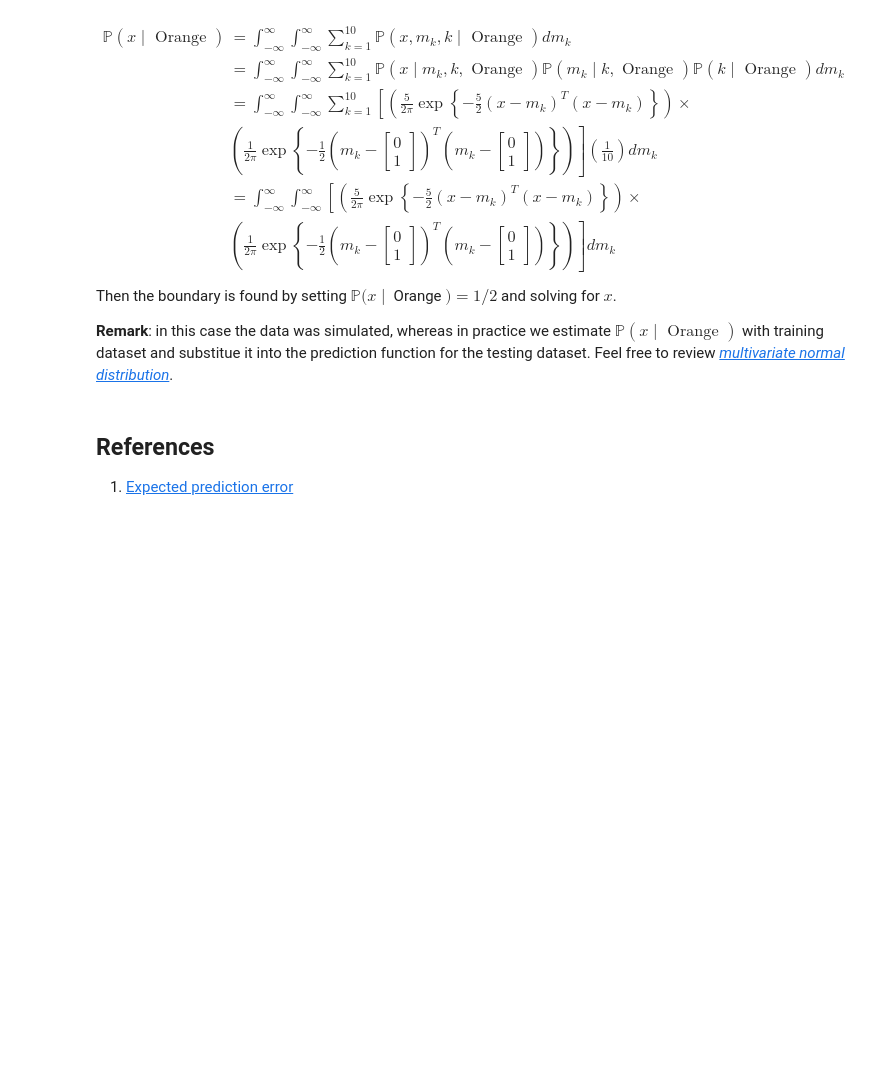
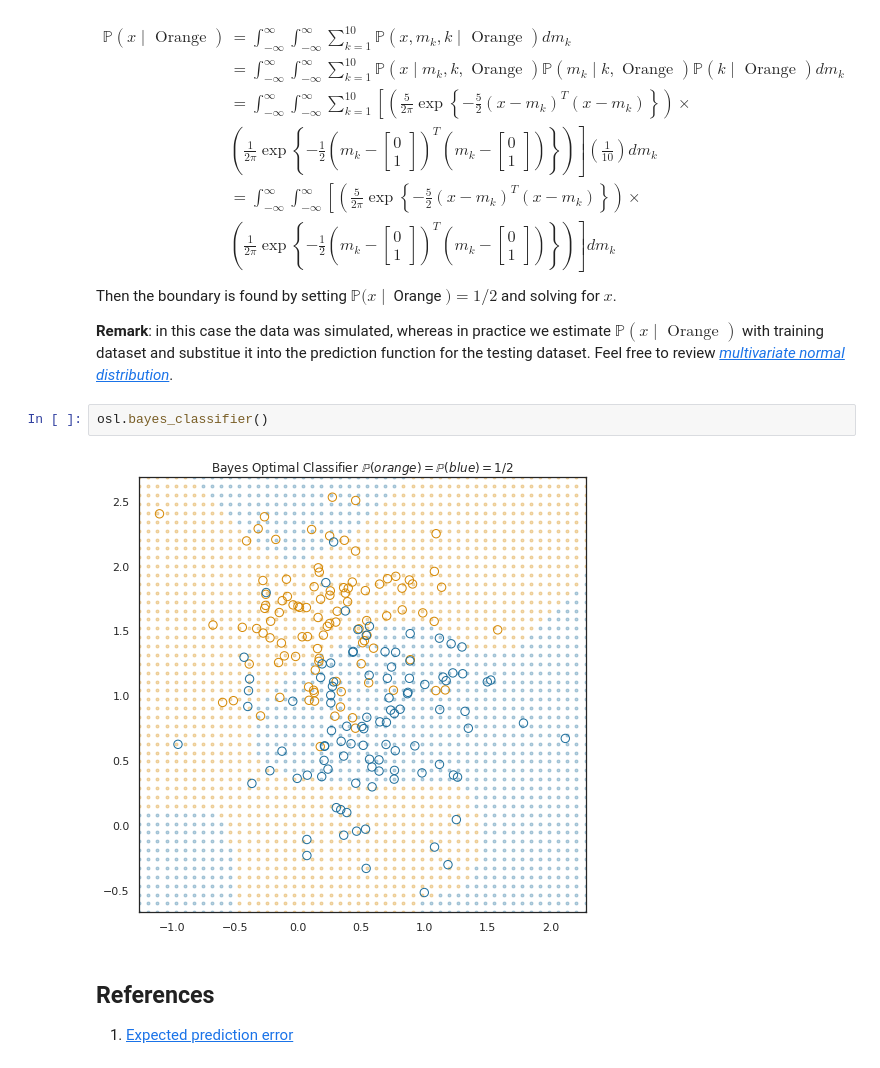
Before and after one commit to oceanumeric/ESL, a Jupyter notebook: ch2/Ch2.ipynb, the cells around one changed output. Drawn from its saved outputs; the diff is of its cells as text; blank space fills up the shorter version.

```diff
--- a/ch2/Ch2.ipynb
+++ b/ch2/Ch2.ipynb
@@ -237,6 +237,10 @@ __Remark__: in this case the data was simulated, whereas in practice we estimate
 $\mathbb{P}(x \mid \text { Orange })$ with training dataset and substitue it
 into the prediction function for the testing dataset. Feel free to review
 [_multivariate normal distribution_](https://en.wikipedia.org/wiki/Multivariate_normal_distribution).
+# %%
+osl.bayes_classifier()
+# %% [output]
+[figure, added]
 # %% [markdown]
 ## References
 
```
Also changed, not shown: 1 other file.
